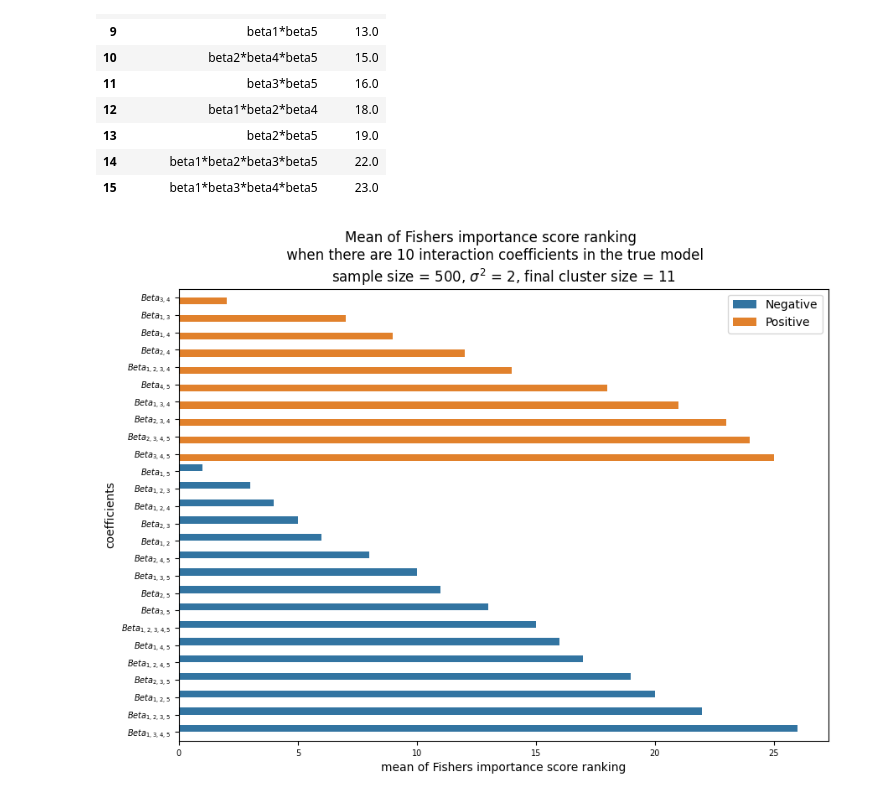
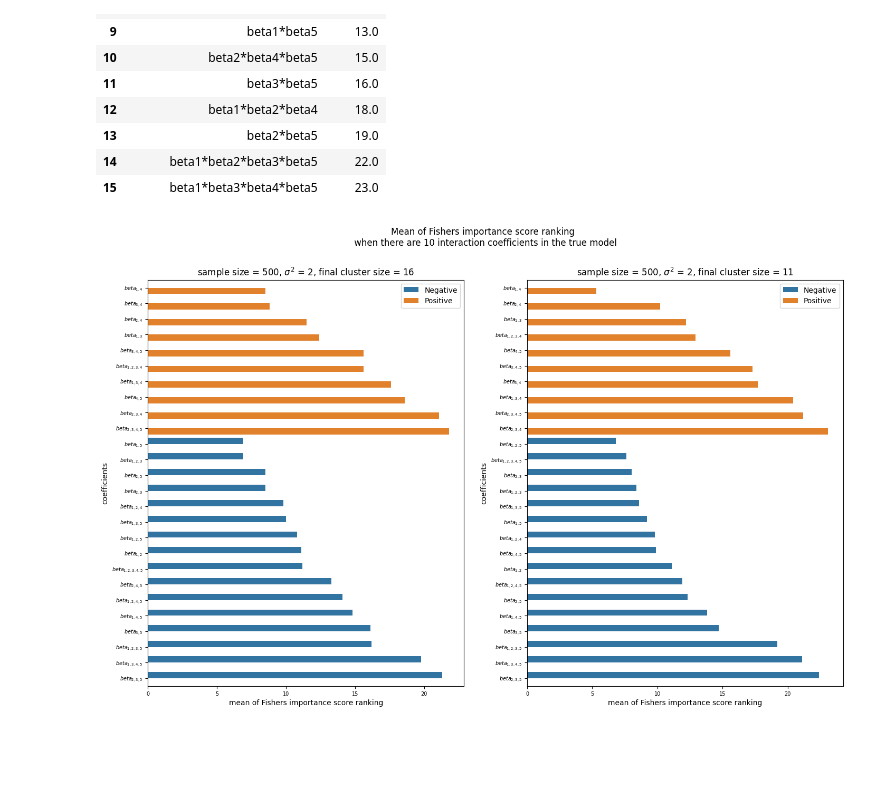
Before and after one commit to leeparkuky/barcode, a Jupyter notebook: permutation_score/testing_clustering.ipynb, the cells around one changed output. Drawn from its saved outputs; the diff is of its cells as text; code cells hidden in the pictures; blank space fills up the shorter version.

```diff
--- a/permutation_score/testing_clustering.ipynb
+++ b/permutation_score/testing_clustering.ipynb
@@ -585,8 +587,10 @@ with open("../importance_score/sample_generator_config_i_10.pickle", 'rb') as pi
     config = pickle.load(pickle_file)
 # %%
 all_csv_files = glob('clustering_test_*.csv')
-# %%
-all_csv_files = [ 'clustering_test_result_iter_0_cluster_16.csv',]
+# %%
+import re
+optimal = [x for x in all_csv_files if re.match(r".*_cluster.*.csv", x)]
+reduced = [x for x in all_csv_files if not re.match(r".*_cluster.*.csv", x)]
 # %%
 names = [name.split(',') for name in config['_interactions_coefficients'].keys()]
 # %%
@@ -695,2 +684,5 @@ plot_df = return_plot_df(all_csv_files)
+# %%
+optimal_plot_df = return_plot_df(optimal)
+reduced_plot_df = return_plot_df(reduced)
 # %%
 # plot_df['mean_ranking'] = plot_df.mean_ranking -4
@@ -697,21 +693,25 @@ plot_df = return_plot_df(all_csv_files)
 # %%
-plot_df.coefficients = plot_df.coefficients.str.replace('*beta',',').str.replace('beta','Beta_{') + '}'
-plot_df.coefficients = plot_df.coefficients.apply(lambda x: f"${latex(Symbol(x))}$")
+optimal_plot_df.coefficients = optimal_plot_df.coefficients.str.replace('*beta',',').str.replace('beta','beta_{') + '}'
+optimal_plot_df.coefficients = optimal_plot_df.coefficients.apply(lambda x: f"${latex(Symbol(x))}$")
+reduced_plot_df.coefficients = reduced_plot_df.coefficients.str.replace('*beta',',').str.replace('beta','beta_{') + '}'
+reduced_plot_df.coefficients = reduced_plot_df.coefficients.apply(lambda x: f"${latex(Symbol(x))}$")
 # %%
-import seaborn as sns
-from sympy import Symbol
-from sympy.printing import latex
 
-fig, ax = plt.subplots(1, 1, figsize = (10,7))
+fig, ax = plt.subplots(1, 2, figsize = (17,10))
 # plot_df = return_plot_df(all_csv_files)
-sns.barplot(plot_df, y = 'coefficients' ,x = 'mean_ranking', hue = 'true', orient = 'h', ax = ax)
-handles, labels = ax.get_legend_handles_labels()
-ax.legend(handles, ['Negative','Positive'])
-ax.set_title(f"sample size = {500}, ${latex(Symbol('sigma^2'))}$ = {2}, final cluster size = 11")
-ax.tick_params(axis='both', which='major', labelsize=7)
-ax.set_xlabel("mean of Fishers importance score ranking")
+sns.barplot(optimal_plot_df, y = 'coefficients' ,x = 'mean_ranking', hue = 'true', orient = 'h', ax = ax[0])
+sns.barplot(reduced_plot_df, y = 'coefficients' ,x = 'mean_ranking', hue = 'true', orient = 'h', ax = ax[1])
+for i in range(2):
+    handles, labels = ax[i].get_legend_handles_labels()
+    ax[i].legend(handles, ['Negative','Positive'])
+    ax[i].tick_params(axis='both', which='major', labelsize=7)
+    ax[i].set_xlabel("mean of Fishers importance score ranking")
+    ax[i].tick_params(axis='both', which='major', labelsize=7)
+    ax[i].set_xlabel("mean of Fishers importance score ranking")
+ax[0].set_title(f"sample size = {500}, ${latex(Symbol('sigma^2'))}$ = {2}, final cluster size = 16")
+ax[1].set_title(f"sample size = {500}, ${latex(Symbol('sigma^2'))}$ = {2}, final cluster size = 11")
 fig.suptitle(f"Mean of Fishers importance score ranking \n when there are 10 interaction coefficients in the true model")
-fig.savefig('cluster_11_result.png')
+fig.savefig('cluster_results.png')
 plt.show()
 # %% [output]
-[figure, old version]
+[figure, new version]
```
Also changed, not shown: parts of 20 cells of this notebook, 5 other files.
